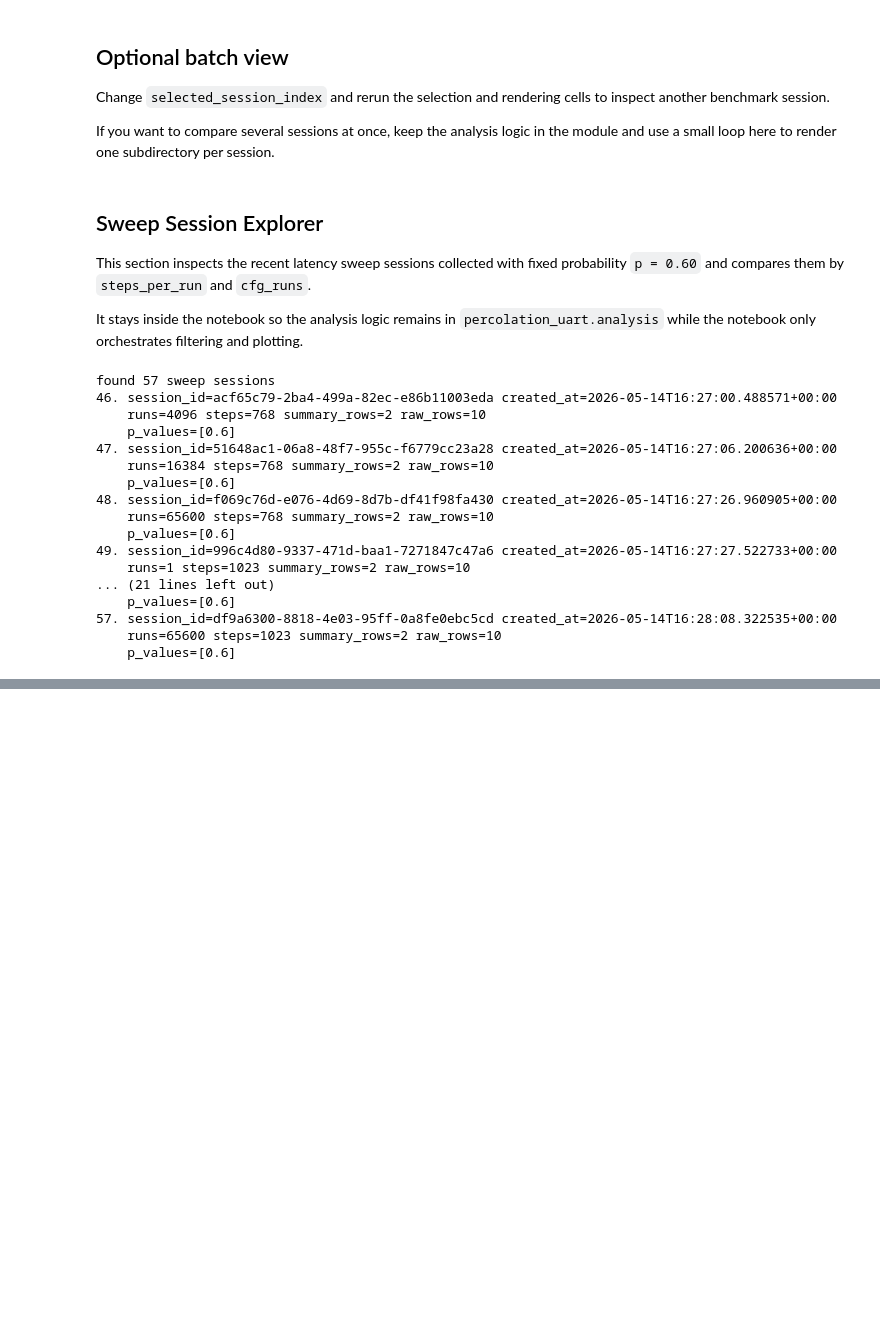
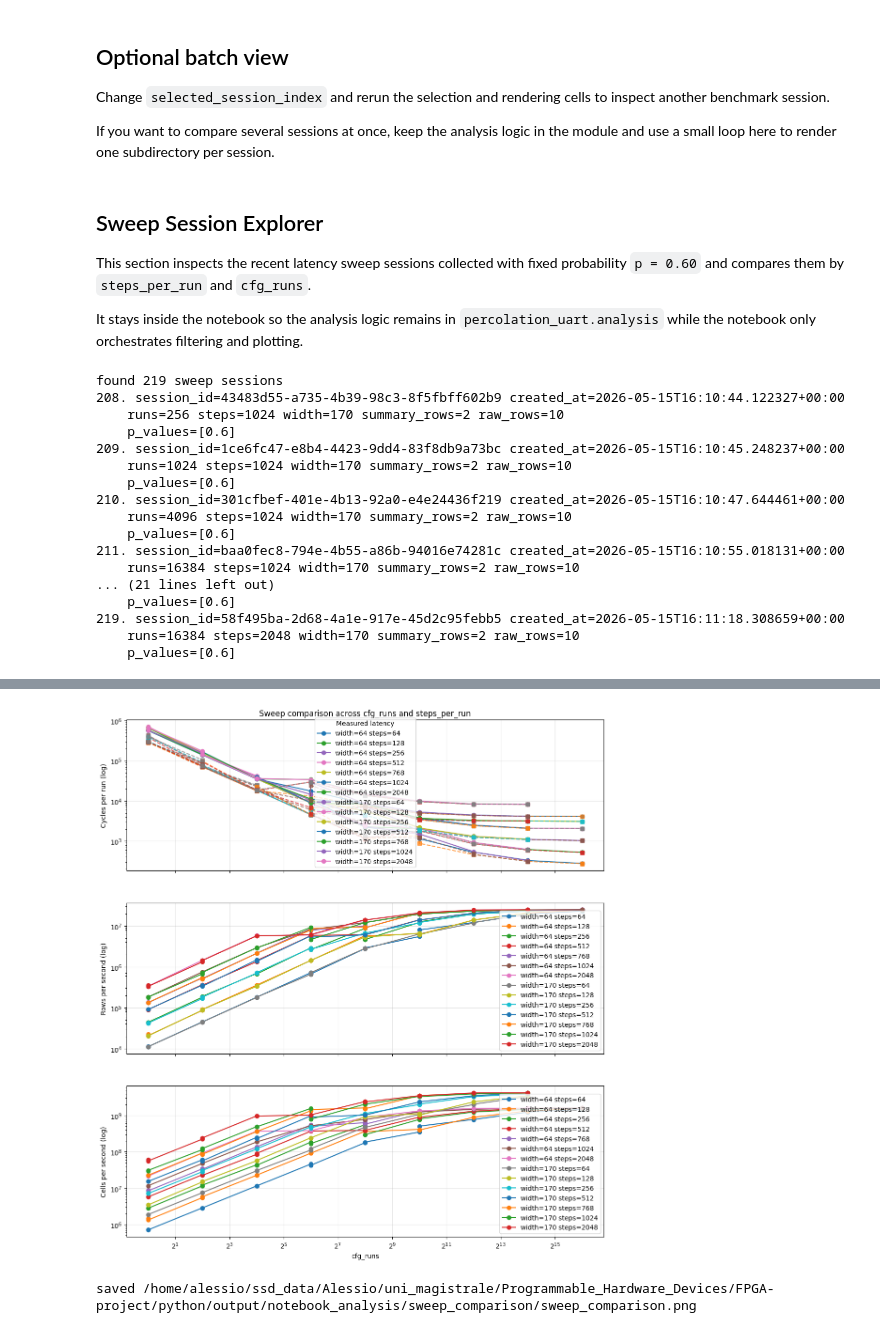
Before and after one commit to tusca99/FPGA-project, a Jupyter notebook: python/analysis_notebook.ipynb, the cells around one changed output, grey strips where cells are left out. Drawn from its saved outputs; the diff is of its cells as text; code cells hidden in the pictures; blank space fills up the shorter version.

Commit message:
sweep bash

```diff
--- a/python/analysis_notebook.ipynb
+++ b/python/analysis_notebook.ipynb
@@ -190,7 +190,8 @@ This section inspects the recent latency sweep sessions collected with fixed pro
 It stays inside the notebook so the analysis logic remains in `percolation_uart.analysis` while the notebook only orchestrates filtering and plotting.
 # %%
 SWEEP_RUNS = {1, 4, 16, 64, 256, 1024, 4096, 16384, 65600}
-SWEEP_STEPS = {64, 128, 256, 512, 768, 1023}
+SWEEP_STEPS = {64, 128, 256, 512, 768, 1024, 2048}
+SWEEP_WIDTHS = {64, 170}
 
 def _session_signature(summary_rows, raw_rows):
     if not raw_rows:
@@ -199,6 +200,7 @@ def _session_signature(summary_rows, raw_rows):
     return {
         'runs': int(first_row['runs']),
         'steps': int(first_row['steps']),
+        'width': int(first_row.get('hw_width', first_row.get('width', 0))),
         'points': len(summary_rows),
         'raw_rows': len(raw_rows),
         'summary_rows': len(summary_rows),
@@ -219,6 +221,8 @@ try:
             continue
         if signature['steps'] not in SWEEP_STEPS:
             continue
+        if SWEEP_WIDTHS is not None and signature['width'] not in SWEEP_WIDTHS:
+            continue
         sweep_sessions.append((session, signature, summary_rows, raw_rows))
 finally:
     conn.close()
@@ -226,25 +230,25 @@ finally:
 print(f'found {len(sweep_sessions)} sweep sessions')
 for index, (session, signature, summary_rows, raw_rows) in enumerate(sweep_sessions[-12:], start=max(1, len(sweep_sessions) - 11)):
     print(f'{index:2d}. session_id={session.session_id} created_at={session.created_at}')
-    print(f'    runs={signature["runs"]} steps={signature["steps"]} summary_rows={signature["summary_rows"]} raw_rows={signature["raw_rows"]}')
+    print(f'    runs={signature["runs"]} steps={signature["steps"]} width={signature["width"]} summary_rows={signature["summary_rows"]} raw_rows={signature["raw_rows"]}')
     print(f'    p_values={signature["p_values"]}')
 # %% [output]
-found 57 sweep sessions
-46. session_id=acf65c79-2ba4-499a-82ec-e86b11003eda created_at=2026-05-14T16:27:00.488571+00:00
-    runs=4096 steps=768 summary_rows=2 raw_rows=10
+found 219 sweep sessions
+208. session_id=43483d55-a735-4b39-98c3-8f5fbff602b9 created_at=2026-05-15T16:10:44.122327+00:00
+    runs=256 steps=1024 width=170 summary_rows=2 raw_rows=10
     p_values=[0.6]
-47. session_id=51648ac1-06a8-48f7-955c-f6779cc23a28 created_at=2026-05-14T16:27:06.200636+00:00
-    runs=16384 steps=768 summary_rows=2 raw_rows=10
+209. session_id=1ce6fc47-e8b4-4423-9dd4-83f8db9a73bc created_at=2026-05-15T16:10:45.248237+00:00
+    runs=1024 steps=1024 width=170 summary_rows=2 raw_rows=10
     p_values=[0.6]
-48. session_id=f069c76d-e076-4d69-8d7b-df41f98fa430 created_at=2026-05-14T16:27:26.960905+00:00
-    runs=65600 steps=768 summary_rows=2 raw_rows=10
+210. session_id=301cfbef-401e-4b13-92a0-e4e24436f219 created_at=2026-05-15T16:10:47.644461+00:00
+    runs=4096 steps=1024 width=170 summary_rows=2 raw_rows=10
     p_values=[0.6]
-49. session_id=996c4d80-9337-471d-baa1-7271847c47a6 created_at=2026-05-14T16:27:27.522733+00:00
-    runs=1 steps=1023 summary_rows=2 raw_rows=10
+211. session_id=baa0fec8-794e-4b55-a86b-94016e74281c created_at=2026-05-15T16:10:55.018131+00:00
+    runs=16384 steps=1024 width=170 summary_rows=2 raw_rows=10
 ... (21 lines left out)
     p_values=[0.6]
-57. session_id=df9a6300-8818-4e03-95ff-0a8fe0ebc5cd created_at=2026-05-14T16:28:08.322535+00:00
-    runs=65600 steps=1023 summary_rows=2 raw_rows=10
+219. session_id=58f495ba-2d68-4a1e-917e-45d2c95febb5 created_at=2026-05-15T16:11:18.308659+00:00
+    runs=16384 steps=2048 width=170 summary_rows=2 raw_rows=10
     p_values=[0.6]
 # %%
 def _mean(values):
@@ -254,6 +258,7 @@ records = []
 for session, signature, summary_rows, raw_rows in sweep_sessions:
     runs = float(signature['runs'])
     steps = float(signature['steps'])
+    width = float(signature.get('width', raw_rows[0].get('hw_width', raw_rows[0].get('width', 0))))
     ideal_core_cycles = steps * 3.0 + 3.0
     latency_s = _mean([float(row['hw_latency_s']) for row in summary_rows])
     latency_cycles = _mean([float(row['hw_latency_per_run_cycles']) for row in summary_rows])
@@ -266,6 +271,7 @@ for session, signature, summary_rows, raw_rows in sweep_sessions:
         'created_at': session.created_at,
         'runs': runs,
         'steps': steps,
+        'width': width,
         'latency_s': latency_s,
         'latency_cycles': latency_cycles,
         'core_cycles': core_cycles,
@@ -279,38 +285,50 @@ records.sort(key=lambda record: (record['steps'], record['runs']))
 if not records:
     raise RuntimeError('no sweep records found')
 
-print('session_id  steps   runs   latency_s  cycles/run  core_est  ideal_core  rows/s      cells/s')
+print('session_id  width  steps   runs   latency_s  cycles/run  core_est  ideal_core  rows/s      cells/s')
 for record in records:
     print(
-        f"{record['session_id'][:8]}  {int(record['steps']):5d}  {int(record['runs']):6d}  "
+        f"{record['session_id'][:8]}  {int(record['width']):5d}  {int(record['steps']):5d}  {int(record['runs']):6d}  "
         f"{record['latency_s']:9.6f}  {record['latency_cycles']:10.1f}  {record['core_cycles']:8.1f}  "
         f"{record['ideal_core_cycles']:10.1f}  {record['rows_per_s']:10.0f}  {record['cells_per_s']:12.0f}"
     )
 
 fig, axes = plt.subplots(3, 1, figsize=(11, 12), sharex=True)
-for steps_value in sorted({record['steps'] for record in records}):
-    subset = [record for record in records if record['steps'] == steps_value]
-    xs = [record['runs'] for record in subset]
-    axes[0].plot(xs, [record['latency_cycles'] for record in subset], 'o-', label=f'steps={int(steps_value)}')
-    axes[0].plot(xs, [record['core_cycles'] for record in subset], 's--', alpha=0.75)
-    axes[1].plot(xs, [record['rows_per_s'] for record in subset], 'o-', label=f'steps={int(steps_value)}')
-    axes[2].plot(xs, [record['cells_per_s'] for record in subset], 'o-', label=f'steps={int(steps_value)}')
+for width_value in sorted({record['width'] for record in records}):
+    width_records = [record for record in records if record['width'] == width_value]
+    for steps_value in sorted({record['steps'] for record in width_records}):
+        subset = [record for record in width_records if record['steps'] == steps_value]
+        xs = [record['runs'] for record in subset]
+        label = f'width={int(width_value)} steps={int(steps_value)}'
+        axes[0].plot(xs, [record['latency_cycles'] for record in subset], 'o-', label=label)
+        axes[0].plot(xs, [record['core_cycles'] for record in subset], 's--', alpha=0.75)
+        axes[1].plot(xs, [record['rows_per_s'] for record in subset], 'o-', label=label)
+        axes[2].plot(xs, [record['cells_per_s'] for record in subset], 'o-', label=label)
 
 axes[0].set_xscale('log', base=2)
-axes[0].set_ylabel('Cycles per run')
+axes[0].set_yscale('log')
+axes[0].set_ylabel('Cycles per run (log)')
 axes[0].set_title('Sweep comparison across cfg_runs and steps_per_run')
 axes[0].grid(True, alpha=0.3)
 axes[0].legend(title='Measured latency')
 
-axes[1].set_ylabel('Rows per second')
+axes[1].set_yscale('log')
+axes[1].set_ylabel('Rows per second (log)')
 axes[1].grid(True, alpha=0.3)
 axes[1].legend()
 
+axes[2].set_yscale('log')
+axes[2].set_ylabel('Cells per second (log)')
 axes[2].set_xlabel('cfg_runs')
-axes[2].set_ylabel('Cells per second')
 axes[2].grid(True, alpha=0.3)
 axes[2].legend()
 
 plt.tight_layout()
-plt.savefig('sweep_comparison.png')
+sweep_plot_dir = plot_dir / 'sweep_comparison'
+sweep_plot_dir.mkdir(parents=True, exist_ok=True)
+sweep_plot_path = sweep_plot_dir / 'sweep_comparison.png'
+fig.savefig(sweep_plot_path, dpi=160, bbox_inches='tight')
+display(fig)
+plt.close(fig)
+print(f'saved {sweep_plot_path}')
 # %% [output]
@@ -333,0 +352,2 @@ df9a6300   1023   65600   2.693587      4106.1    4101.8      3072.0    24914287
+[figure, added]
+saved /home/alessio/ssd_data/Alessio/uni_magistrale/Programmable_Hardware_Devices/FPGA-project/python/output/notebook_analysis/sweep_comparison/sweep_comparison.png
```
Also changed, not shown: parts of 1 cell of this notebook, 3 other files.
